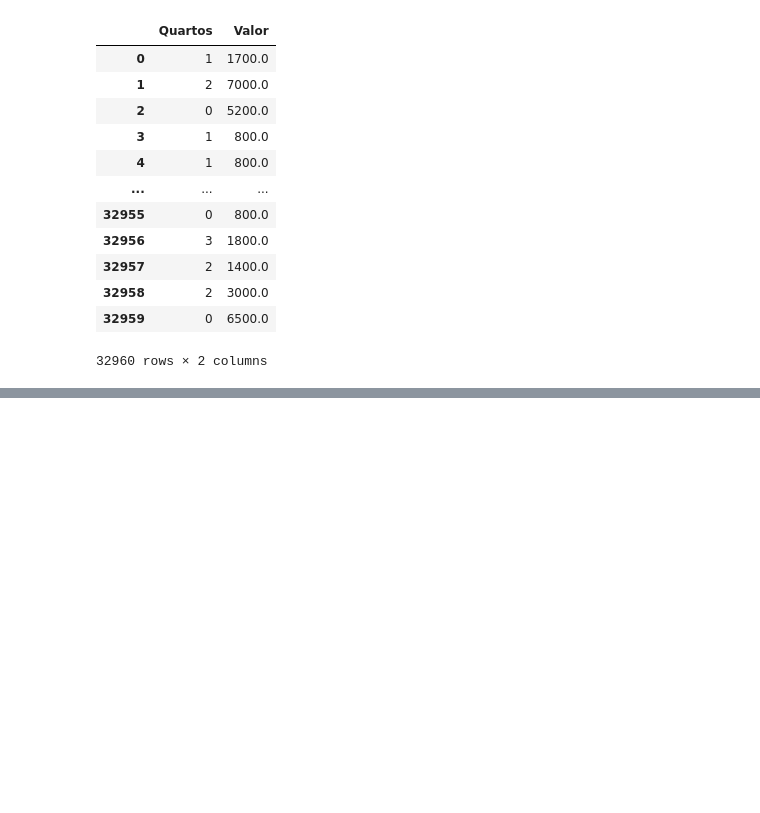
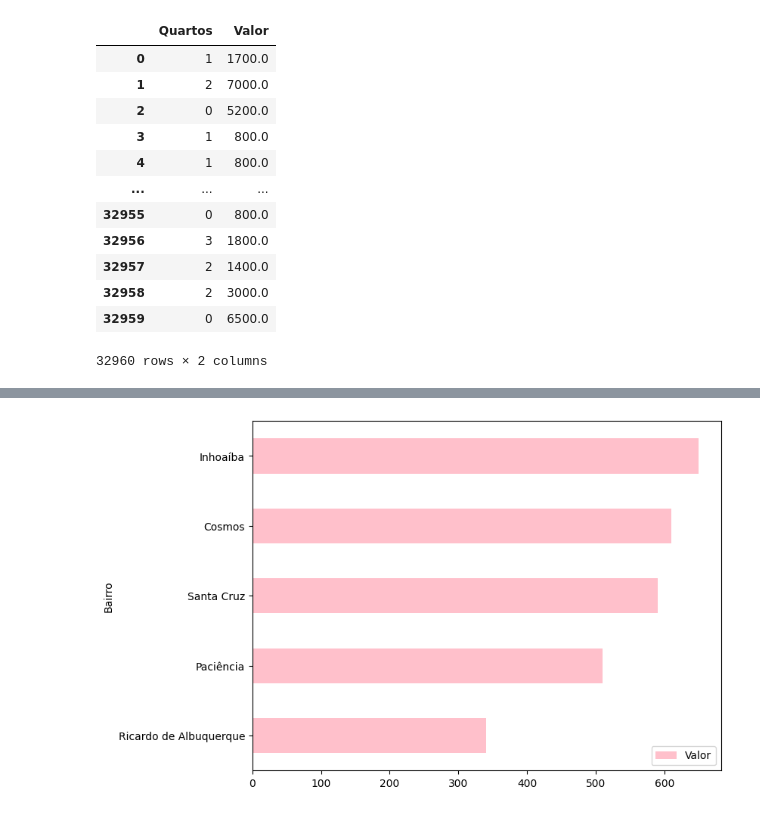
Before and after one commit to GlauciaVita/ProjetoPandas, a Jupyter notebook: ProjetoPandas.ipynb, the cells around one changed output, grey strips where cells are left out. Saved outputs shown, nothing was run; the diff lists cells and outputs as text; code cells hidden in the pictures; blank space fills up the shorter version.

```diff
--- a/ProjetoPandas.ipynb
+++ b/ProjetoPandas.ipynb
@@ -143,0 +373,2 @@ dados[['Quartos', 'Valor']]
+# %%
+df_apto = df.query('Tipo == "Apartamento"')
@@ -143,0 +413,5 @@ dados[['Quartos', 'Valor']]
+# %%
+df_bairros = df_apto.groupby('Bairro')[['Valor']].mean().sort_values('Valor').head()
+df_bairros.plot(kind='barh', figsize=(8,6), color='pink');
+# %% [output]
+[figure, added]
```
Also changed, not shown: parts of 30 cells of this notebook.
